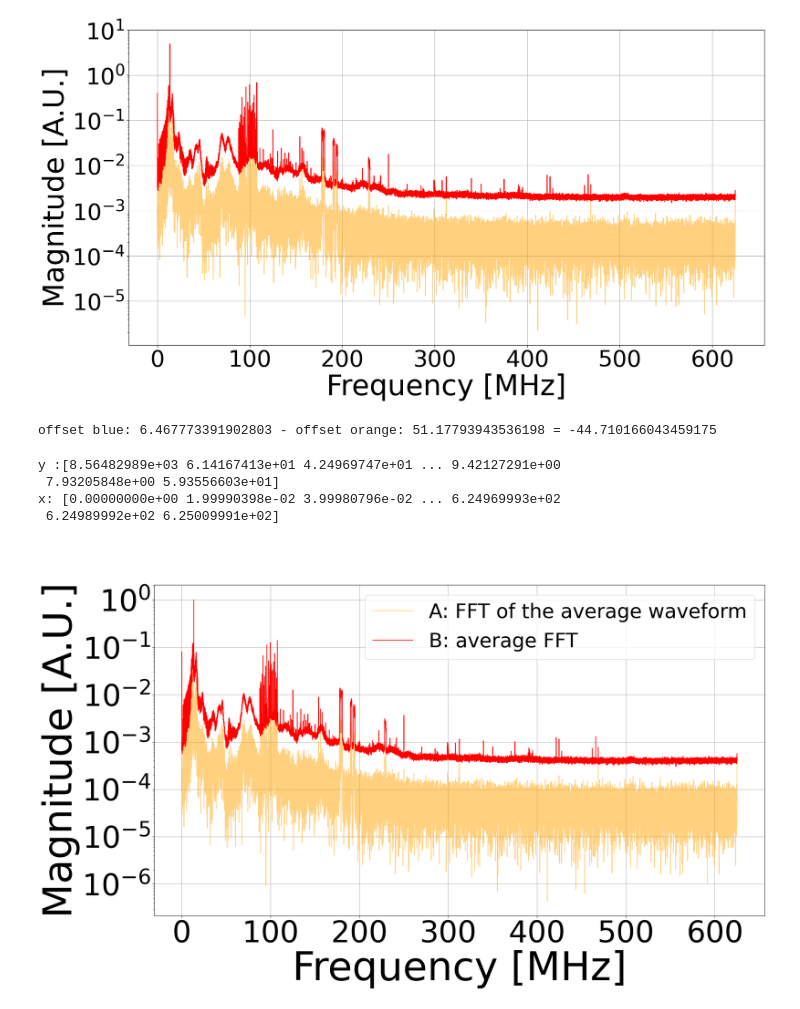
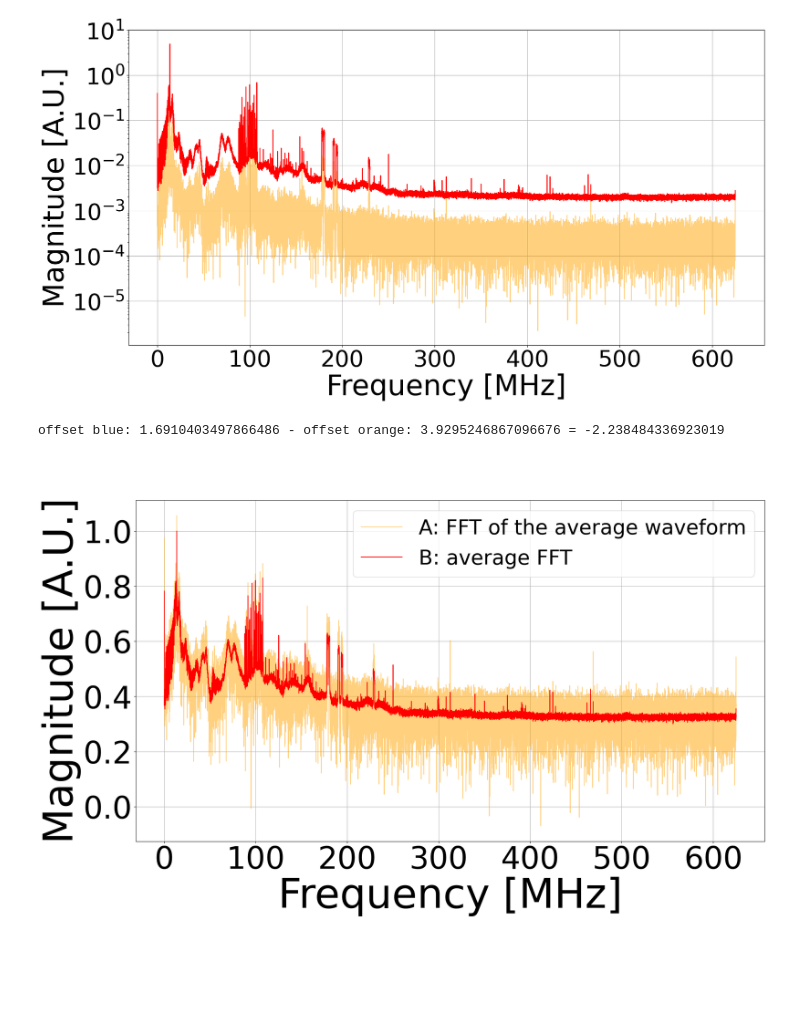
Before and after one commit to giiulia/SummerSchoolProject, a Jupyter notebook: Analysis/2.two_combination_methods/avg_wf_VS_avg_fft.ipynb, the cells around one changed output. Saved outputs shown, nothing was run; the diff lists cells and outputs as text; code cells hidden in the pictures; blank space fills up the shorter version.

```diff
--- a/Analysis/2.two_combination_methods/avg_wf_VS_avg_fft.ipynb
+++ b/Analysis/2.two_combination_methods/avg_wf_VS_avg_fft.ipynb
@@ -201,14 +183,14 @@ conversion_factor = 0.001
 # %% [markdown]
 ### compute the FFTs
 # %%
-Ys_dBu_list = []
+Ys_list = []
 
 print(all_amplitudes_B.shape[0])
 for i in range(all_amplitudes_B.shape[0]):
-    Y_dBu_B = rfft(all_amplitudes_B[i, :], conversion_factor)
-    Ys_dBu_list.append(Y_dBu_B)
+    Y_B = rfft(all_amplitudes_B[i, :])
+    Ys_list.append(Y_B)
 
-Ys_dBu_B = np.stack(Ys_dBu_list, axis = 0)
-print(f"Ys_dBu_B: {Ys_dBu_B}")
+Ys_B = np.stack(Ys_list, axis = 0)
+print(f"Ys_B: {Ys_B}")
 # %% [output]
 64
@@ -231,6 +213,13 @@ f_s_avg_fft = len(times_B) / span_B
 print(f"f_s_avg_fft = {f_s_avg_fft}")
 freqs_B = fft.rfftfreq(all_amplitudes_B.shape[1], 1/f_s_avg_fft) #window lenght, sample spacing
 
-avg_fft_dBu_B = np.mean(Ys_dBu_B, axis = 0)
+avg_fft_B = np.mean(Ys_B, axis = 0)
 # %% [output]
 f_s_avg_fft = 1250.0199822905822
+# %%
+avg_fft_B_log = np.log(avg_fft_B)
+Y_B_log = np.log(Y_B)
+offset_blue = np.mean(avg_fft_B_log[(freqs_B >= 250) & (freqs_B <= 350)])
+offset_orange = np.mean(Y_B_log[(freqs_B >= 250) & (freqs_B <= 350)])
+print(f"offset blue: {offset_blue} - offset orange: {offset_orange} = {offset_blue - offset_orange}")
+diff = offset_blue - offset_orange
@@ -289,41 +274,29 @@ plt.show()
 # %% [output]
 [figure]
 # %%
-offset_blue = np.mean(Y_dBu_A[(freqs_A >= 250) & (freqs_A <= 350)])
-offset_orange = np.mean(avg_fft_dBu_B[(freqs_B >= 250) & (freqs_B <= 350)])
+offset_blue = np.mean(Y_A_log[(freqs_A >= 250) & (freqs_A <= 350)])
+offset_orange = np.mean(avg_fft_B_log[(freqs_B >= 250) & (freqs_B <= 350)])
 print(f"offset blue: {offset_blue} - offset orange: {offset_orange} = {offset_blue - offset_orange}")
 diff = offset_blue - offset_orange
 # %% [output]
-offset blue: 6.467773391902803 - offset orange: 51.17793943536198 = -44.710166043459175
+offset blue: 1.6910403497866486 - offset orange: 3.9295246867096676 = -2.238484336923019
 # %%
 plt.figure(figsize=(22, 12))
-
-#plt.errorbar(freqs, Y_dBu, yerr = Y_err_dBu, fmt='o', markersize = 2, ecolor='red', capsize = 3, capthick=1, elinewidth=1)
-print(f"y :{Y_dBu_A - diff}")
-print(f"x: {freqs_A}")
-plt.plot(freqs_A, (Y_dBu_A)/max(avg_fft_dBu_B), alpha = 0.5, color = 'orange', label = 'A: FFT of the average waveform')
+plt.plot(freqs_A, (Y_A_log - diff)/max(avg_fft_B_log), alpha = 0.5, color = 'orange', label = 'A: FFT of the average waveform')
 
 plt.title(' ', fontsize = 80)
 plt.xlabel('Frequency [MHz]', fontsize = 80)
 plt.xticks(fontsize = 60)
 plt.ylabel('Magnitude [A.U.]', fontsize = 80)
 plt.yticks(fontsize = 60)
 plt.grid(True)
-plt.semilogy()
 
 #---------------------------------------------------------------
 
-#plt.errorbar(freqs, B_dBu, yerr = stds_fft_dBu, fmt='o', markersize = 2, ecolor='red', capsize = 3, capthick=1, elinewidth=1)
-plt.plot(freqs_B, avg_fft_dBu_B/max(avg_fft_dBu_B), color = 'red', label = 'B: average FFT')
+plt.plot(freqs_B, avg_fft_B_log/max(avg_fft_B_log), color = 'red', label = 'B: average FFT')
 
 plt.legend(fontsize = 40)
-#plt.savefig("070824_15.46/A_VS_B.png", format = "png", bbox_inches="tight")
-plt.savefig("../../Results/080824_15.42/A_vs_B_fft.pdf", format = "pdf", bbox_inches="tight")
 
 plt.show()
 # %% [output]
-y :[8.56482989e+03 6.14167413e+01 4.24969747e+01 ... 9.42127291e+00
- 7.93205848e+00 5.93556603e+01]
-x: [0.00000000e+00 1.99990398e-02 3.99980796e-02 ... 6.24969993e+02
- 6.24989992e+02 6.25009991e+02]
-[figure, old version]
+[figure, new version]
```
Also changed, not shown: parts of 15 cells of this notebook, 13 other files.
